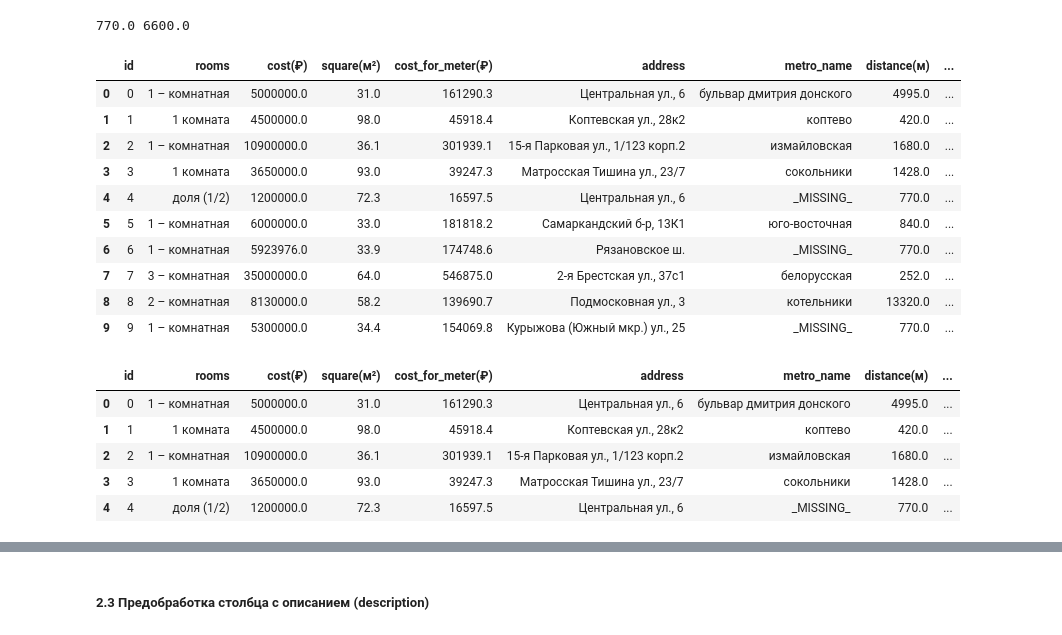
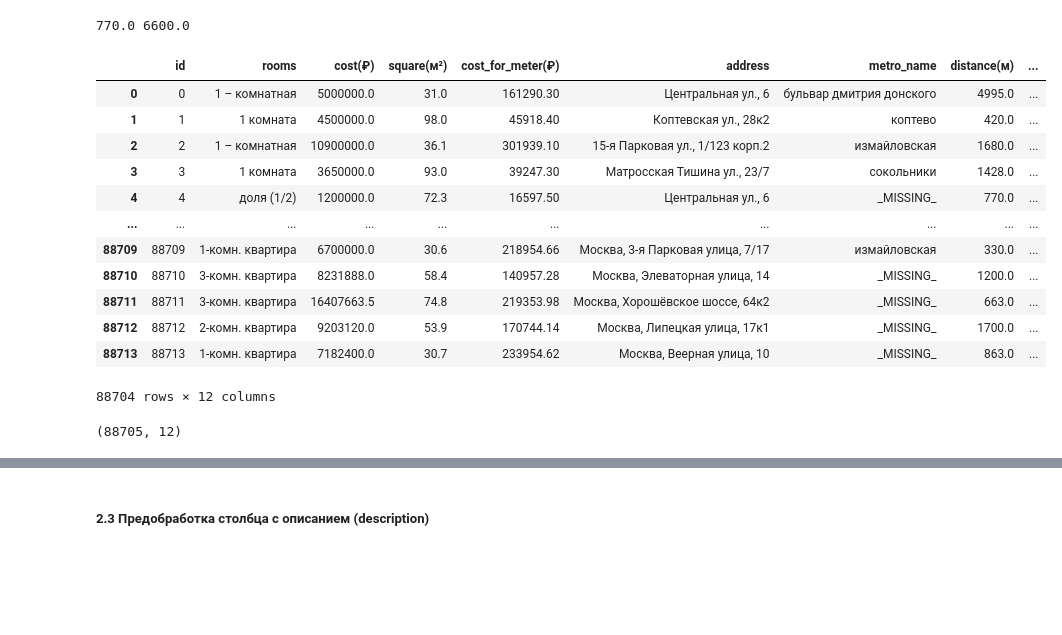
Before and after one commit to Gabuchev/Apartments-in-Moscow---The-simplest-recommendation-system, a Jupyter notebook: Rec.Sys.ipynb, the cells around one changed output, grey strips where cells are left out. Saved outputs shown, nothing was run; the diff lists cells and outputs as text; code cells hidden in the pictures; blank space fills up the shorter version.

```diff
--- a/Rec.Sys.ipynb
+++ b/Rec.Sys.ipynb
@@ -466,26 +492,24 @@ print (mean_distance, mean_center_distance )
 df["distance(м)"]=df['distance(м)'].mask(df['distance(м)'] == 0,mean_distance)
 df["center_distance/m"]=df["center_distance/m"].mask(df["center_distance/m"] == 0,mean_center_distance)
 # %%
-df.head(10)
+df.head(-1)
 # %% [output]
 |  | id | rooms | cost(₽) | square(м²) | cost_for_meter(₽) | address | metro_name | distance(м) | ... |
-| 0 | 0 | 1 – комнатная | 5000000.0 | 31.0 | 161290.3 | Центральная ул., 6 | бульвар дмитрия донского | 4995.0 | ... |
-| 1 | 1 | 1 комната | 4500000.0 | 98.0 | 45918.4 | Коптевская ул., 28к2 | коптево | 420.0 | ... |
-| 2 | 2 | 1 – комнатная | 10900000.0 | 36.1 | 301939.1 | 15-я Парковая ул., 1/123 корп.2 | измайловская | 1680.0 | ... |
-| 3 | 3 | 1 комната | 3650000.0 | 93.0 | 39247.3 | Матросская Тишина ул., 23/7 | сокольники | 1428.0 | ... |
-| 4 | 4 | доля (1/2) | 1200000.0 | 72.3 | 16597.5 | Центральная ул., 6 | _MISSING_ | 770.0 | ... |
-| 5 | 5 | 1 – комнатная | 6000000.0 | 33.0 | 181818.2 | Самаркандский б-р, 13К1 | юго-восточная | 840.0 | ... |
-| 6 | 6 | 1 – комнатная | 5923976.0 | 33.9 | 174748.6 | Рязановское ш. | _MISSING_ | 770.0 | ... |
-| 7 | 7 | 3 – комнатная | 35000000.0 | 64.0 | 546875.0 | 2-я Брестская ул., 37с1 | белорусская | 252.0 | ... |
-| 8 | 8 | 2 – комнатная | 8130000.0 | 58.2 | 139690.7 | Подмосковная ул., 3 | котельники | 13320.0 | ... |
-| 9 | 9 | 1 – комнатная | 5300000.0 | 34.4 | 154069.8 | Курыжова (Южный мкр.) ул., 25 | _MISSING_ | 770.0 | ... |
+| 0 | 0 | 1 – комнатная | 5000000.0 | 31.0 | 161290.30 | Центральная ул., 6 | бульвар дмитрия донского | 4995.0 | ... |
+| 1 | 1 | 1 комната | 4500000.0 | 98.0 | 45918.40 | Коптевская ул., 28к2 | коптево | 420.0 | ... |
+| 2 | 2 | 1 – комнатная | 10900000.0 | 36.1 | 301939.10 | 15-я Парковая ул., 1/123 корп.2 | измайловская | 1680.0 | ... |
+| 3 | 3 | 1 комната | 3650000.0 | 93.0 | 39247.30 | Матросская Тишина ул., 23/7 | сокольники | 1428.0 | ... |
+| 4 | 4 | доля (1/2) | 1200000.0 | 72.3 | 16597.50 | Центральная ул., 6 | _MISSING_ | 770.0 | ... |
+| ... | ... | ... | ... | ... | ... | ... | ... | ... | ... |
+| 88709 | 88709 | 1-комн. квартира | 6700000.0 | 30.6 | 218954.66 | Москва, 3-я Парковая улица, 7/17 | измайловская | 330.0 | ... |
+| 88710 | 88710 | 3-комн. квартира | 8231888.0 | 58.4 | 140957.28 | Москва, Элеваторная улица, 14 | _MISSING_ | 1200.0 | ... |
+| 88711 | 88711 | 3-комн. квартира | 16407663.5 | 74.8 | 219353.98 | Москва, Хорошёвское шоссе, 64к2 | _MISSING_ | 663.0 | ... |
+| 88712 | 88712 | 2-комн. квартира | 9203120.0 | 53.9 | 170744.14 | Москва, Липецкая улица, 17к1 | _MISSING_ | 1700.0 | ... |
+| 88713 | 88713 | 1-комн. квартира | 7182400.0 | 30.7 | 233954.62 | Москва, Веерная улица, 10 | _MISSING_ | 863.0 | ... |
+88704 rows × 12 columns
 # %%
-df.to_csv(r'C:\Users\Daniel\project university\Выпускная работа\Сlean.csv',index=False)
+df.to_csv(r'C:\Users\Daniel\project university\Выпускная работа\Сlean.csv',index=True)
 df.head(5)
+df.shape
 # %% [output]
-|  | id | rooms | cost(₽) | square(м²) | cost_for_meter(₽) | address | metro_name | distance(м) | ... |
-| 0 | 0 | 1 – комнатная | 5000000.0 | 31.0 | 161290.3 | Центральная ул., 6 | бульвар дмитрия донского | 4995.0 | ... |
-| 1 | 1 | 1 комната | 4500000.0 | 98.0 | 45918.4 | Коптевская ул., 28к2 | коптево | 420.0 | ... |
-| 2 | 2 | 1 – комнатная | 10900000.0 | 36.1 | 301939.1 | 15-я Парковая ул., 1/123 корп.2 | измайловская | 1680.0 | ... |
-| 3 | 3 | 1 комната | 3650000.0 | 93.0 | 39247.3 | Матросская Тишина ул., 23/7 | сокольники | 1428.0 | ... |
-| 4 | 4 | доля (1/2) | 1200000.0 | 72.3 | 16597.5 | Центральная ул., 6 | _MISSING_ | 770.0 | ... |
+(88705, 12)
```
Also changed, not shown: parts of 45 cells of this notebook.
